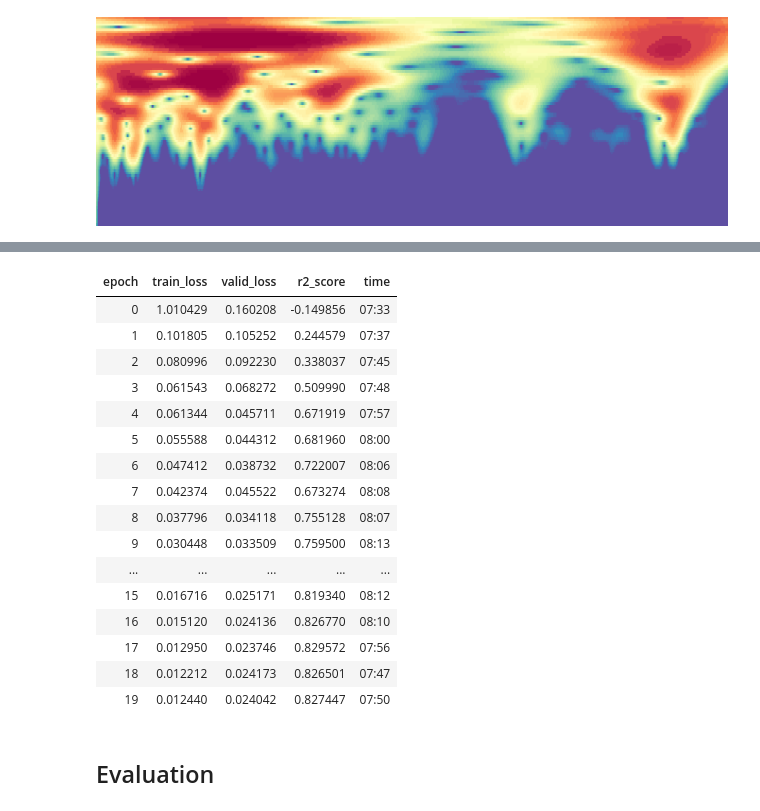
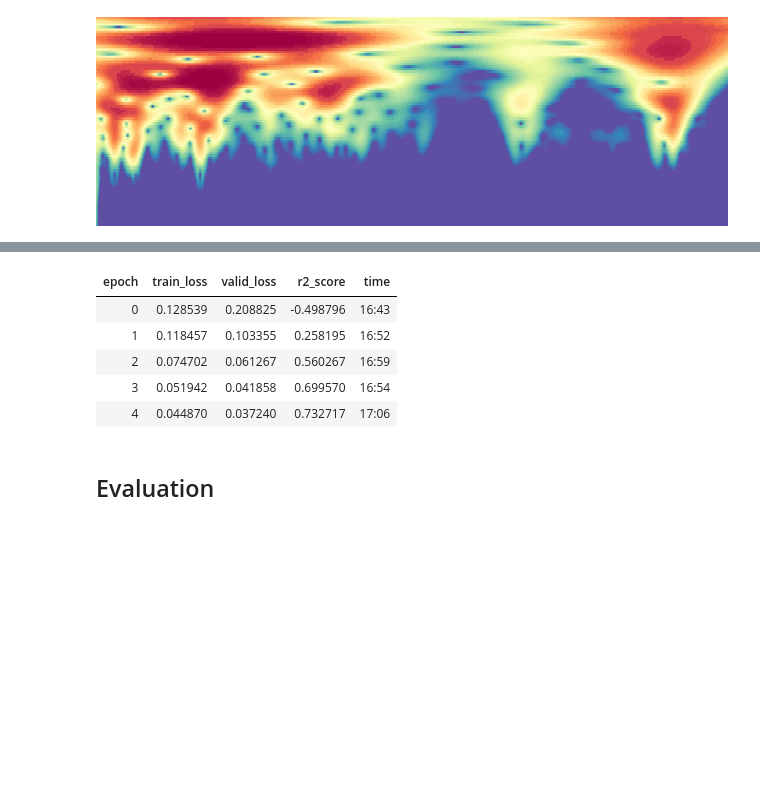
Before and after one commit to franckalbinet/uhina, a Jupyter notebook: nbs/example/fastai-bw-augment.ipynb, the cells around one changed output, grey strips where cells are left out. Saved outputs shown, nothing was run; the diff lists cells and outputs as text; code cells hidden in the pictures; blank space fills up the shorter version.

```diff
--- a/nbs/example/fastai-bw-augment.ipynb
+++ b/nbs/example/fastai-bw-augment.ipynb
@@ -107,5 +44,0 @@ tensor([40.])
-# %%
-percentiles = [
-    torch.linspace(start=1, end=99.5, steps=100),
-    torch.linspace(start=1, end=99.5, steps=10),
-]
@@ -116,6 +45,6 @@ np.random.randint(1, 50)
 # %%
-start = np.random.uniform(1, 50); print(start)
-end = np.random.uniform(90.1, 99.5); print(end)
-steps = np.random.randint(5, 100); print(steps)
-percentiles = torch.linspace(start=start, end=end, steps=steps)
-percentiles
+# start = np.random.uniform(1, 50); print(start)
+# end = np.random.uniform(90.1, 99.5); print(end)
+# steps = np.random.randint(5, 100); print(steps)
+# percentiles = torch.linspace(start=start, end=end, steps=steps)
+# percentiles
@@ -131,7 +50,0 @@ tensor([14.5190, 16.9523, 19.3857, 21.8190, 24.2523, 26.6856, 29.1190, 31.5523,
-# %%
-percentiles_valid = []
-for i in range(10):
-    start = np.random.uniform(1, 50)
-    end = np.random.uniform(90.1, 99.5)
-    steps = np.random.randint(5, 100)
-    percentiles_valid.append(torch.linspace(start=start, end=end, steps=steps))
@@ -284,7 +170,7 @@ im_color_fastai: <PIL.Image.Image image mode=RGB size=669x221>
 ossl = DataBlock(blocks=(ImageBlock, RegressionBlock),
                 get_x=ColReader(0, pref='../../_data/ossl-tfm/im-bw/'),
                 get_y=ColReader(1),
-                batch_tfms=Normalize.from_stats(*imagenet_stats),
+                # batch_tfms=Normalize.from_stats(*imagenet_stats),
                 item_tfms=[RatioResize(224), Quantize()],
                 # item_tfms=[Quantize()],
                 splitter=RandomSplitter(valid_pct=0.1, seed=41)
@@ -309,23 +195,12 @@ SuggestedLRs(valley=0.00363078061491251)
 # %%
-learn.fit_one_cycle(20, 2e-3)
+learn.fit_one_cycle(5, 3e-3)
 # %% [output]
 | epoch | train_loss | valid_loss | r2_score | time |
-| 0 | 1.010429 | 0.160208 | -0.149856 | 07:33 |
-| 1 | 0.101805 | 0.105252 | 0.244579 | 07:37 |
-| 2 | 0.080996 | 0.092230 | 0.338037 | 07:45 |
-| 3 | 0.061543 | 0.068272 | 0.509990 | 07:48 |
-| 4 | 0.061344 | 0.045711 | 0.671919 | 07:57 |
-| 5 | 0.055588 | 0.044312 | 0.681960 | 08:00 |
-| 6 | 0.047412 | 0.038732 | 0.722007 | 08:06 |
-| 7 | 0.042374 | 0.045522 | 0.673274 | 08:08 |
-| 8 | 0.037796 | 0.034118 | 0.755128 | 08:07 |
-| 9 | 0.030448 | 0.033509 | 0.759500 | 08:13 |
-| ... | ... | ... | ... | ... |
-| 15 | 0.016716 | 0.025171 | 0.819340 | 08:12 |
-| 16 | 0.015120 | 0.024136 | 0.826770 | 08:10 |
-| 17 | 0.012950 | 0.023746 | 0.829572 | 07:56 |
-| 18 | 0.012212 | 0.024173 | 0.826501 | 07:47 |
-| 19 | 0.012440 | 0.024042 | 0.827447 | 07:50 |
+| 0 | 0.128539 | 0.208825 | -0.498796 | 16:43 |
+| 1 | 0.118457 | 0.103355 | 0.258195 | 16:52 |
+| 2 | 0.074702 | 0.061267 | 0.560267 | 16:59 |
+| 3 | 0.051942 | 0.041858 | 0.699570 | 16:54 |
+| 4 | 0.044870 | 0.037240 | 0.732717 | 17:06 |
 # %% [markdown]
 ## Evaluation
 # %%
```
Also changed, not shown: parts of 18 cells of this notebook.
